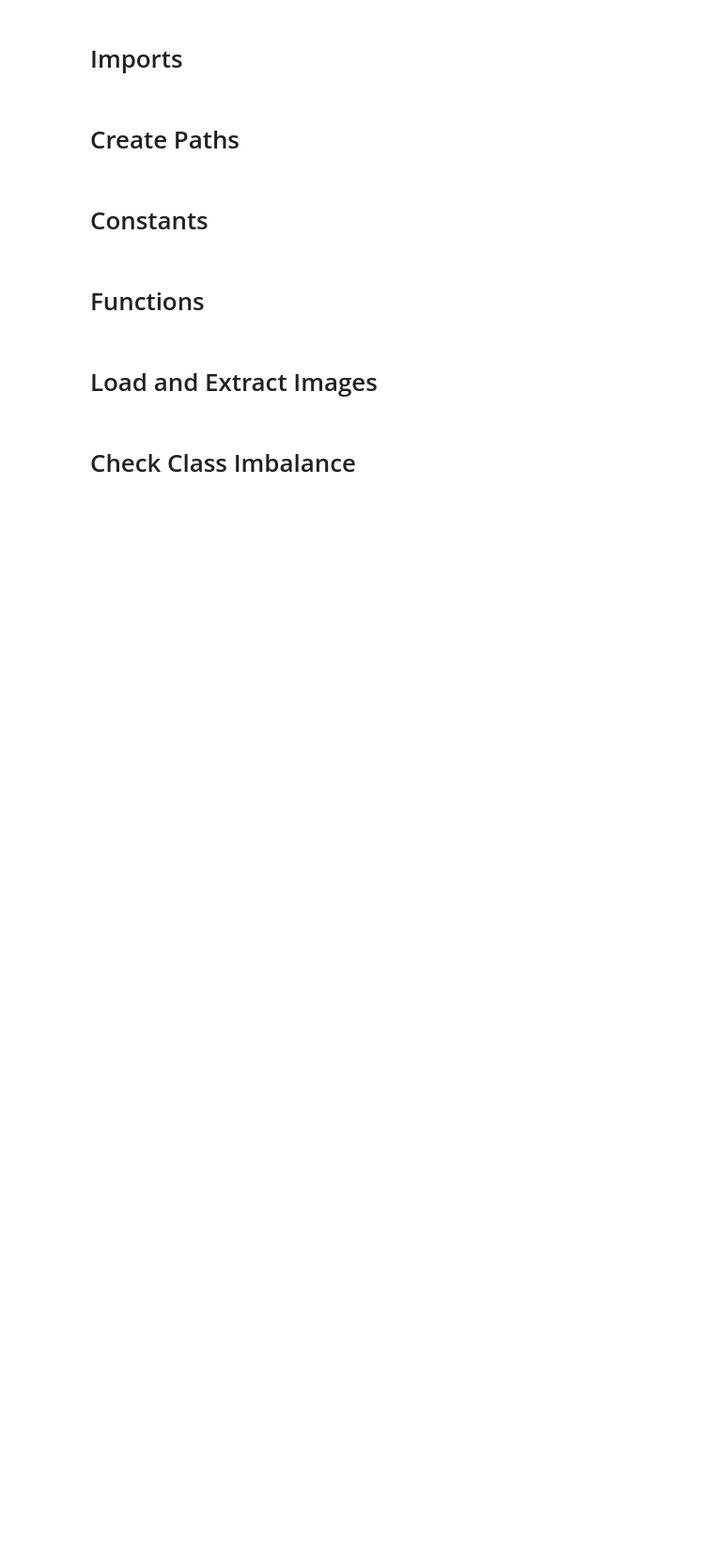
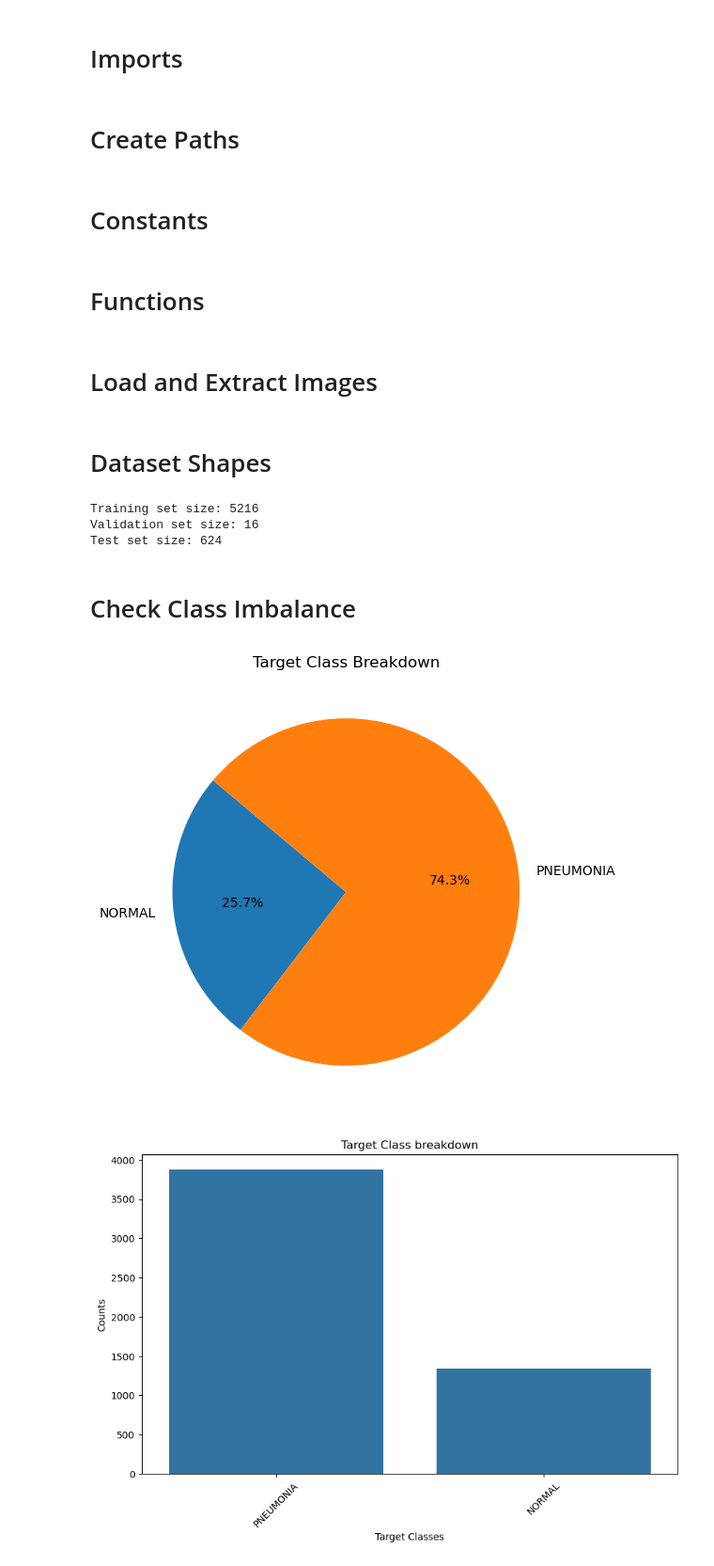
Before and after one commit to MaukanMir/Chest-X-Ray-Images-Classification, a Jupyter notebook: training.ipynb, the cells around one changed output. Shown at 94% size. Drawn from its saved outputs; the diff is of its cells as text; code cells hidden in the pictures; blank space fills up the shorter version.

```diff
--- a/training.ipynb
+++ b/training.ipynb
@@ -13,8 +13,8 @@ from PIL import Image, ImageFile
 # %% [markdown]
 # Create Paths
 # %%
-PATH = "/Users/maukamir/Downloads/chest_xray/"
-train_path, val_path, test_path = PATH + "train", PATH + "val", PATH + "test"
+PATH = "/Users/maukanmir/Downloads/chest_xray/"
+train_path, val_path, test_path = PATH + "train/", PATH + "val/", PATH + "test/"
 # %% [markdown]
 # Constants
 # %%
@@ -28,7 +28,7 @@ ImageFile.LOAD_TRUNCATED_IMAGES = True
 def process_load_image(img_path, target_size=INPUT_SHAPE):
   try:
     with Image.open(img_path) as img:
-      img = img.resize(target_size)
+      img = img.resize(target_size[:2])
       img = img.convert("RGB")
 
       img_array = np.array(img)/255.0
@@ -43,14 +43,14 @@ def grab_images(path):
 
   images, labels = [],[]
 
-  for root, dir, files in os.walk(path):
+  for root, dirs, files in os.walk(path):
     for file in files:
       if file.lower().endswith((".png", ".jpeg", ".jpg")):
         img_path = os.path.join(root, file)
         img = process_load_image(img_path)
         if img is not None:
           images.append(img)
-          label = os.sep(root)[:-1]
+          label = root.split(os.sep)[-1]
           labels.append(label)
 
   images, labels = np.array(images), np.array(labels)
@@ -58,6 +58,7 @@ def grab_images(path):
   return images, labels
 
 def check_class_imbalance(target):
+
   unique, counts = np.unique(target, return_counts=True)
   plt.figure(figsize=(10, 6))
   plt.pie(counts, labels=unique, autopct="%1.1f%%", startangle=140)
@@ -77,5 +78,20 @@ def check_class_imbalance(target):
 X_train, y_train = grab_images(train_path)
 X_val, y_val = grab_images(val_path)
 X_test, y_test = grab_images(test_path)
+# %% [markdown]
+# Dataset Shapes
+# %%
+print(f'Training set size: {X_train.shape[0]}')
+print(f'Validation set size: {X_val.shape[0]}')
+print(f'Test set size: {X_test.shape[0]}')
+# %% [output]
+Training set size: 5216
+Validation set size: 16
+Test set size: 624
 # %% [markdown]
 # Check Class Imbalance
+# %%
+check_class_imbalance(y_train)
+# %% [output]
+[figure, added]
+[figure, added]
```
